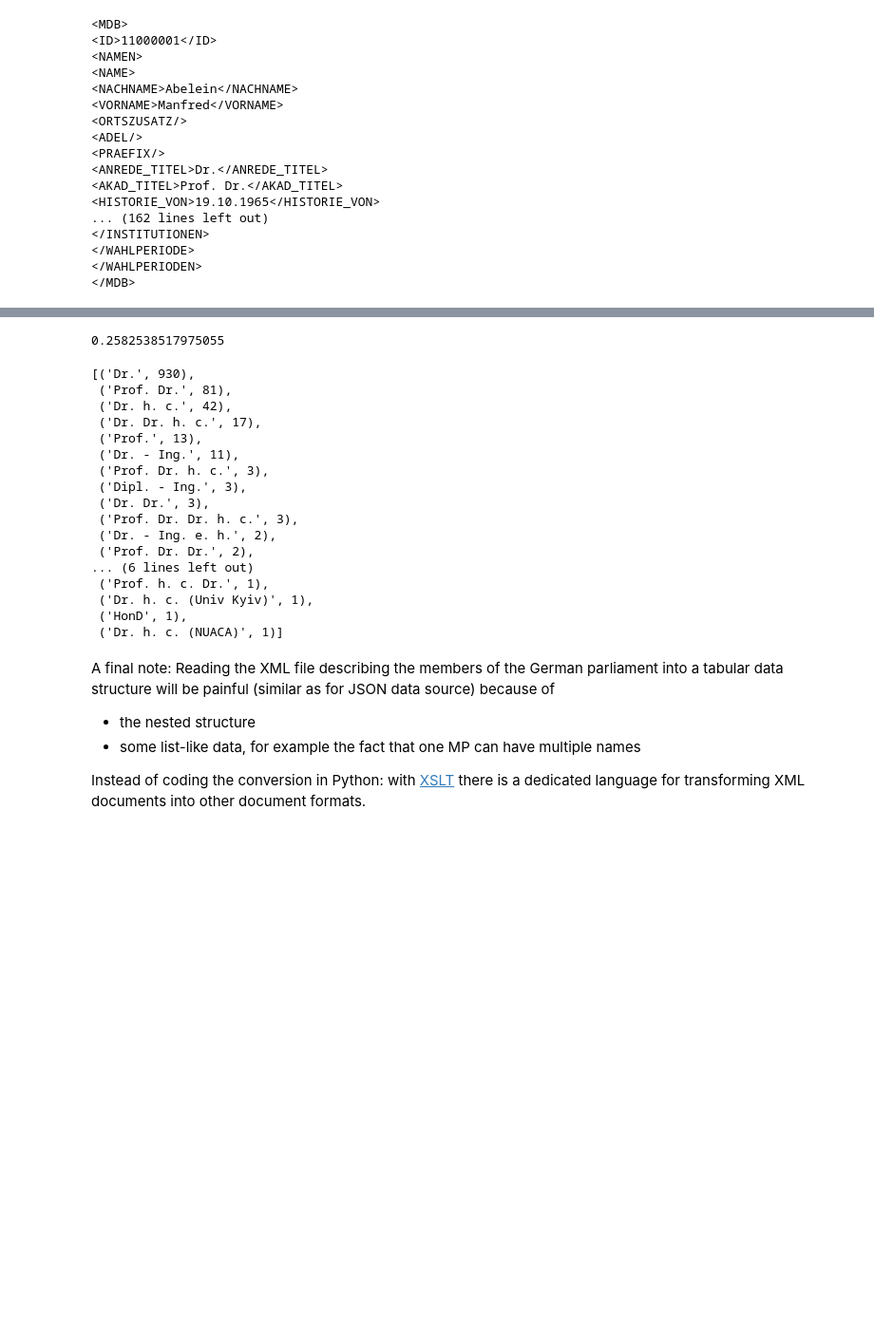
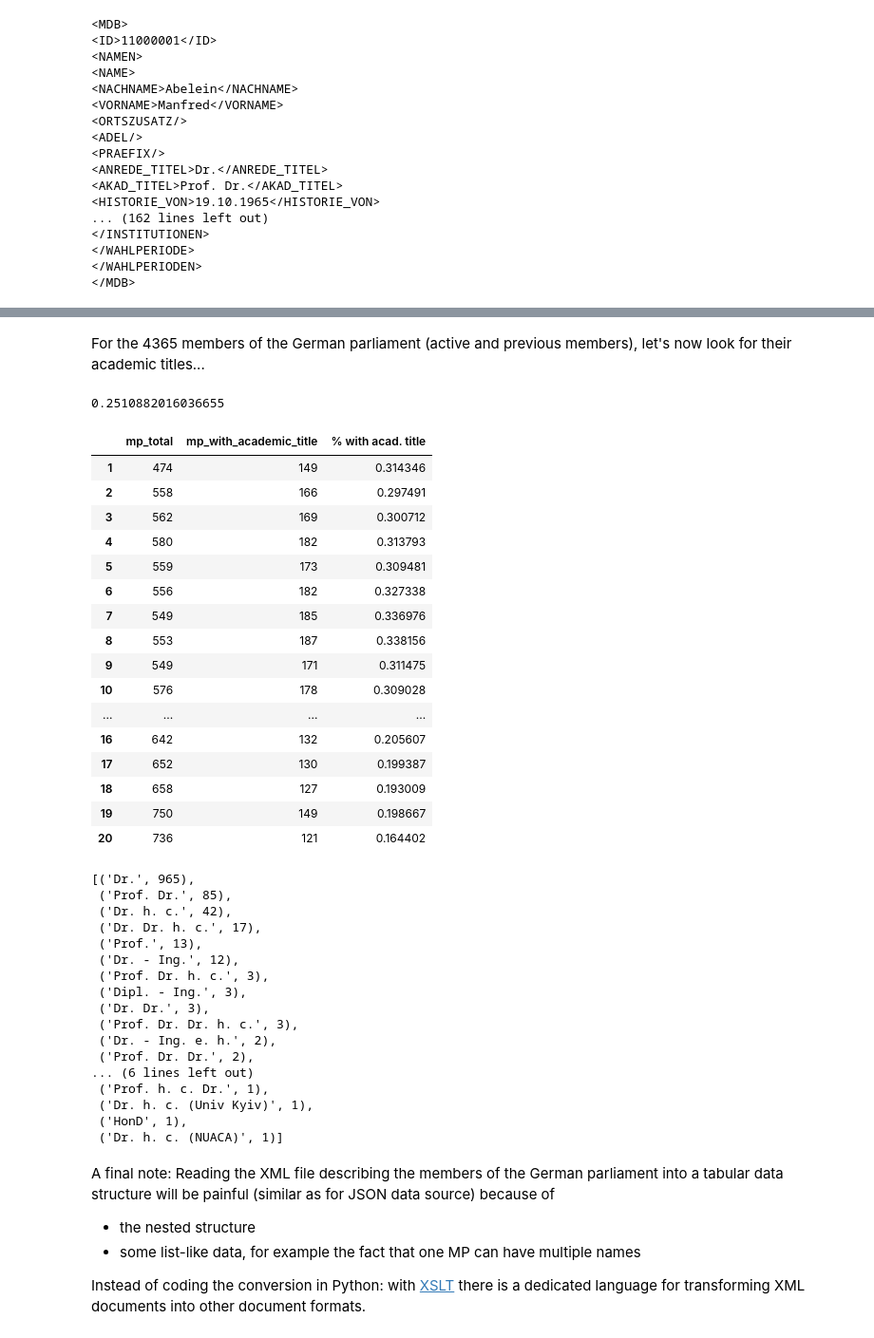
Before and after one commit to sebastian-nagel/introduction-to-python, a Jupyter notebook: 4_web_scraping.ipynb, the cells around one changed output, grey strips where cells are left out. Shown at 95% size. Drawn from its saved outputs; the diff is of its cells as text; code cells hidden in the pictures; blank space fills up the shorter version.

```diff
--- a/4_web_scraping.ipynb
+++ b/4_web_scraping.ipynb
@@ -456,9 +507,14 @@ len(xml.findAll('MDB'))
+# %% [markdown]
+For the 4365 members of the German parliament (active and previous members), let's now look for their academic titles...
 # %%
-from collections import Counter
+from collections import defaultdict, Counter
 
 mp_acad_title = Counter()
 
 mp_with_acad_title, mp_total = 0, 0
+
+election_periods = defaultdict(Counter)
+
 
 for mp in xml.findAll('MDB'):
 
@@ -474,18 +530,47 @@ for mp in xml.findAll('MDB'):
         # count a title only once (in case of multiple names)
         mp_with_acad_title += 1
 
+    for ep in mp.findAll('WAHLPERIODE'):
+        period = int(ep.WP.text)
+        election_periods[period]['mp_total'] += 1
+        if has_academic_title:
+            election_periods[period]['mp_with_academic_title'] += 1
+
 mp_with_acad_title / mp_total
 # %% [output]
-0.2582538517975055
+0.2510882016036655
+# %%
+df = pd.DataFrame.from_dict(election_periods, orient='index').sort_index()
+
+df['% with acad. title'] = df['mp_with_academic_title'] / df['mp_total']
+df
+# %% [output]
+|  | mp_total | mp_with_academic_title | % with acad. title |
+| 1 | 474 | 149 | 0.314346 |
+| 2 | 558 | 166 | 0.297491 |
+| 3 | 562 | 169 | 0.300712 |
+| 4 | 580 | 182 | 0.313793 |
+| 5 | 559 | 173 | 0.309481 |
+| 6 | 556 | 182 | 0.327338 |
+| 7 | 549 | 185 | 0.336976 |
+| 8 | 553 | 187 | 0.338156 |
+| 9 | 549 | 171 | 0.311475 |
+| 10 | 576 | 178 | 0.309028 |
+| ... | ... | ... | ... |
+| 16 | 642 | 132 | 0.205607 |
+| 17 | 652 | 130 | 0.199387 |
+| 18 | 658 | 127 | 0.193009 |
+| 19 | 750 | 149 | 0.198667 |
+| 20 | 736 | 121 | 0.164402 |
 # %%
 mp_acad_title.most_common()
 # %% [output]
-[('Dr.', 930),
- ('Prof. Dr.', 81),
+[('Dr.', 965),
+ ('Prof. Dr.', 85),
  ('Dr. h. c.', 42),
  ('Dr. Dr. h. c.', 17),
  ('Prof.', 13),
- ('Dr. - Ing.', 11),
+ ('Dr. - Ing.', 12),
  ('Prof. Dr. h. c.', 3),
  ('Dipl. - Ing.', 3),
  ('Dr. Dr.', 3),
```
Also changed, not shown: parts of 20 cells of this notebook, 5 other files.
